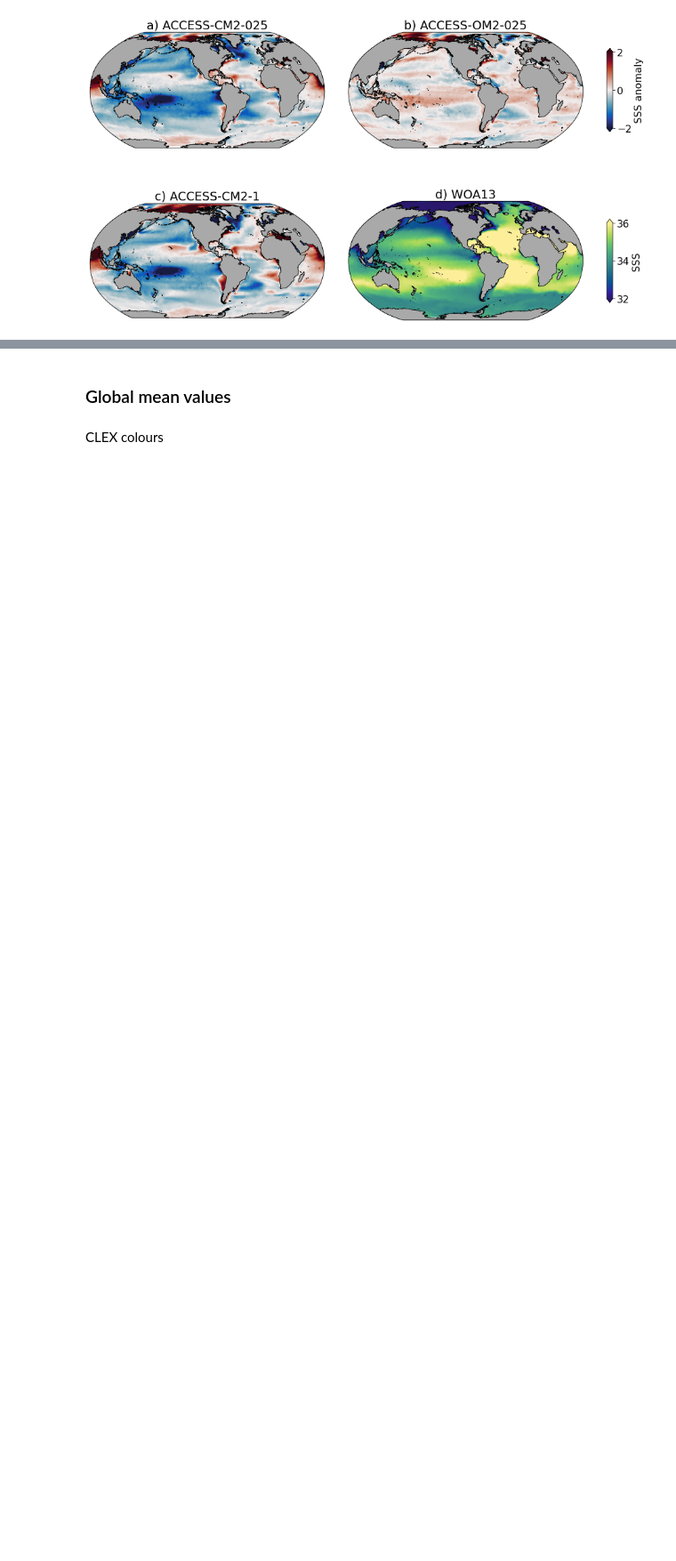
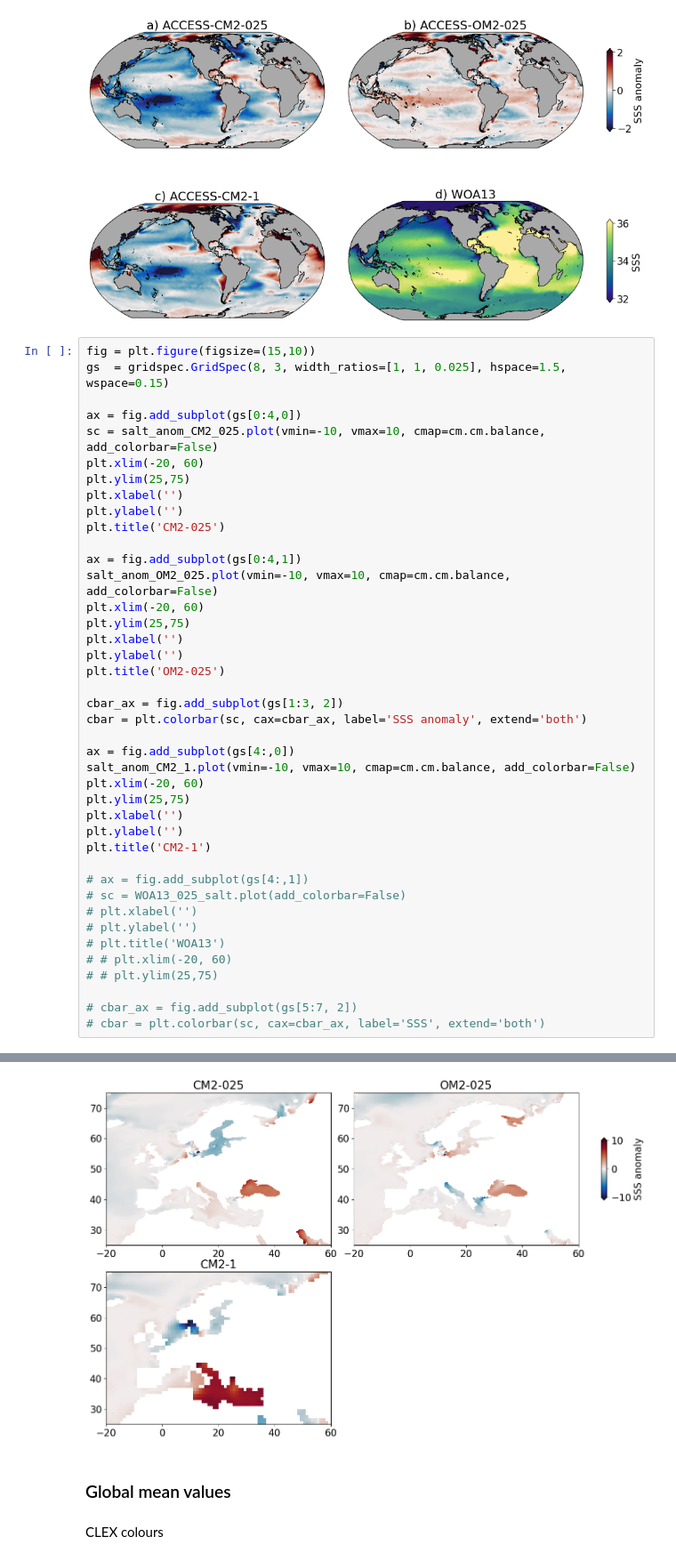
Before and after one commit to wghuneke/ACCESS-CM2-025_Analysis, a Jupyter notebook: notebooks/Plot_surface_maps.ipynb, the cells around one changed output, grey strips where cells are left out. Shown at 89% size. Saved outputs shown, nothing was run; the diff lists cells and outputs as text; blank space fills up the shorter version.

```diff
--- a/notebooks/Plot_surface_maps.ipynb
+++ b/notebooks/Plot_surface_maps.ipynb
@@ -212,3 +214,45 @@ if save_flag == 1:
     plt.savefig(fig_path + fig_name, dpi=300);
 # %% [output]
 [figure]
+# %%
+fig = plt.figure(figsize=(15,10))
+gs  = gridspec.GridSpec(8, 3, width_ratios=[1, 1, 0.025], hspace=1.5, wspace=0.15)
+
+ax = fig.add_subplot(gs[0:4,0])
+sc = salt_anom_CM2_025.plot(vmin=-10, vmax=10, cmap=cm.cm.balance, add_colorbar=False)
+plt.xlim(-20, 60)
+plt.ylim(25,75)
+plt.xlabel('')
+plt.ylabel('')
+plt.title('CM2-025')
+
+ax = fig.add_subplot(gs[0:4,1])
+salt_anom_OM2_025.plot(vmin=-10, vmax=10, cmap=cm.cm.balance, add_colorbar=False)
+plt.xlim(-20, 60)
+plt.ylim(25,75)
+plt.xlabel('')
+plt.ylabel('')
+plt.title('OM2-025')
+
+cbar_ax = fig.add_subplot(gs[1:3, 2])
+cbar = plt.colorbar(sc, cax=cbar_ax, label='SSS anomaly', extend='both')
+
+ax = fig.add_subplot(gs[4:,0])
+salt_anom_CM2_1.plot(vmin=-10, vmax=10, cmap=cm.cm.balance, add_colorbar=False)
+plt.xlim(-20, 60)
+plt.ylim(25,75)
+plt.xlabel('')
+plt.ylabel('')
+plt.title('CM2-1')
+
+# ax = fig.add_subplot(gs[4:,1])
+# sc = WOA13_025_salt.plot(add_colorbar=False)
+# plt.xlabel('')
+# plt.ylabel('')
+# plt.title('WOA13')
+# # plt.xlim(-20, 60)
+# # plt.ylim(25,75)
+
+# cbar_ax = fig.add_subplot(gs[5:7, 2])
+# cbar = plt.colorbar(sc, cax=cbar_ax, label='SSS', extend='both')
+# %% [output]
@@ -215,3 +260,4 @@ if save_flag == 1:
+[figure, added]
 # %% [markdown]
 ### Global mean values
 # %% [markdown]
```
Also changed, not shown: parts of 15 cells of this notebook, 3 other files.
